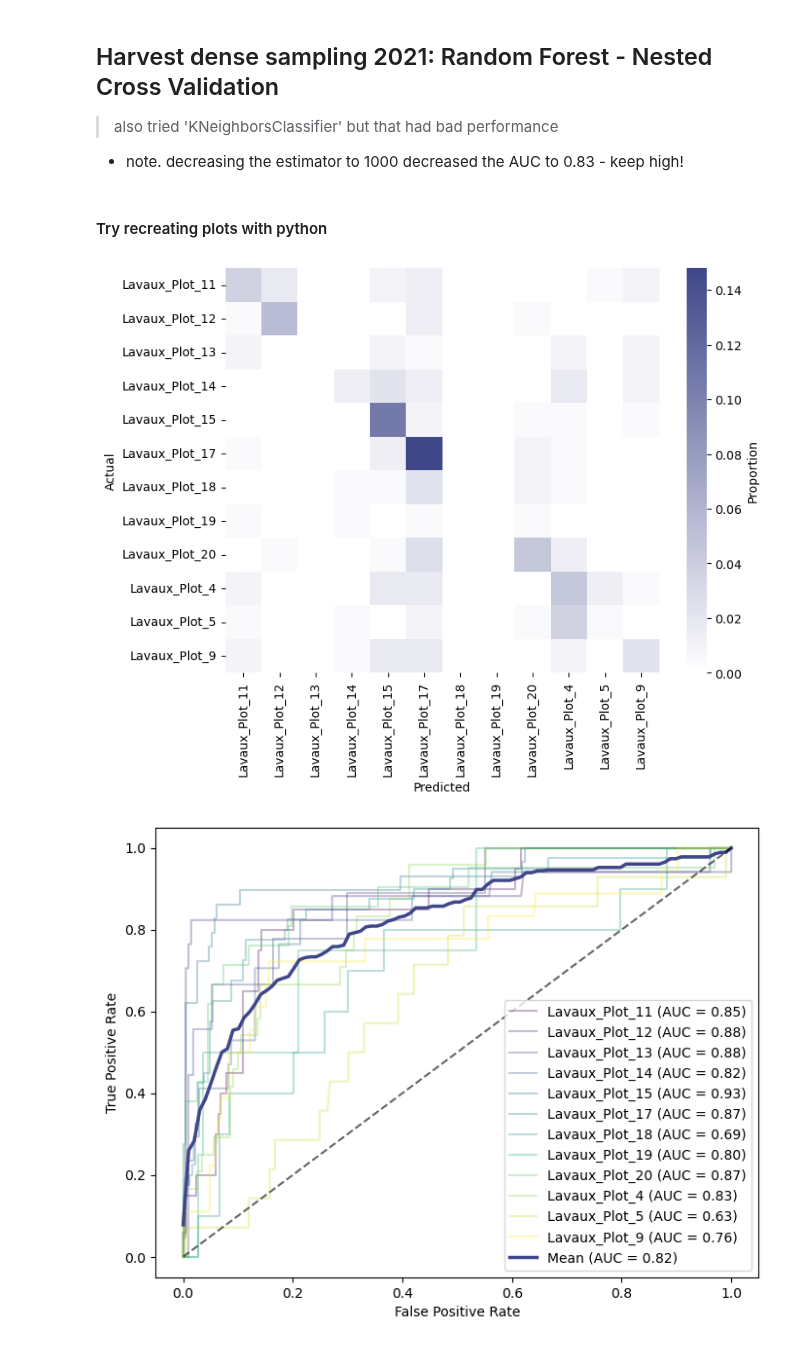
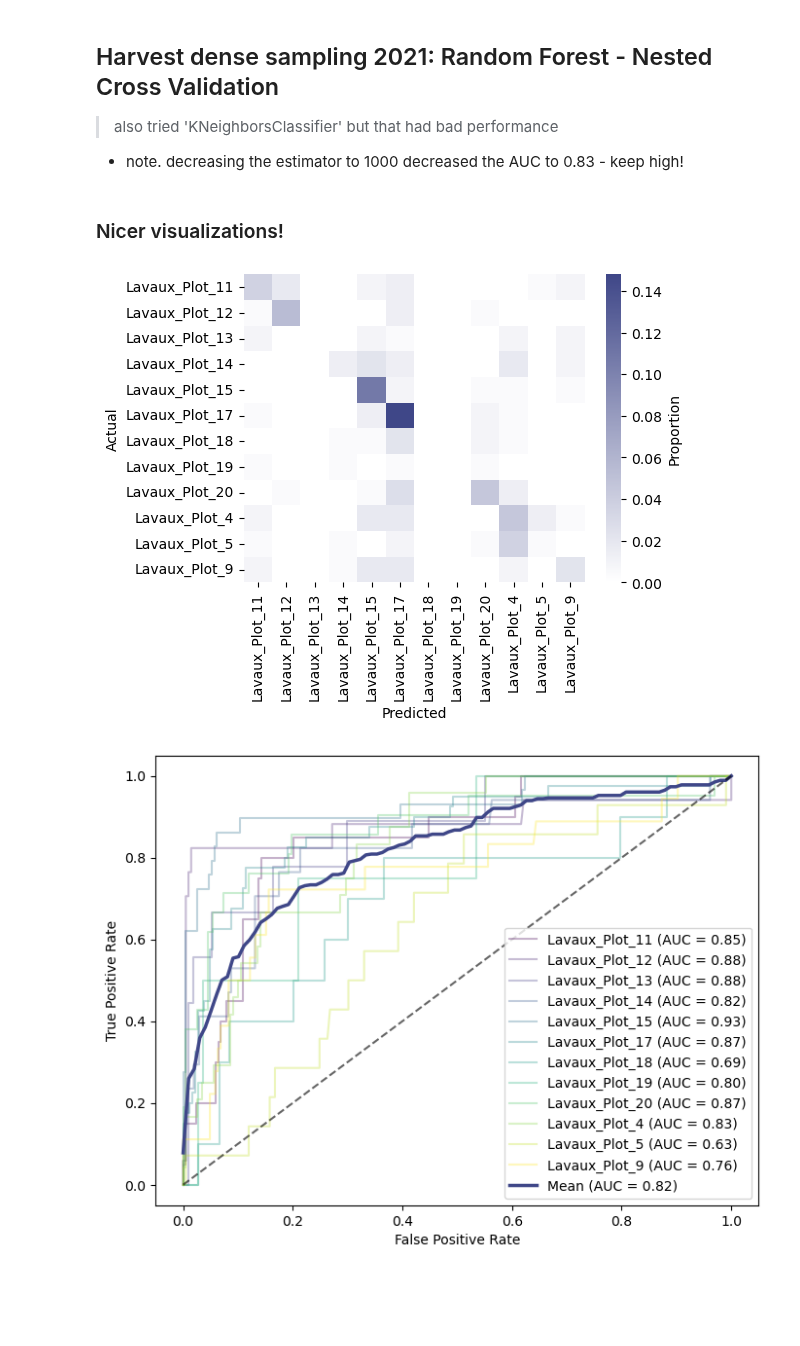
Before and after one commit to bokulich-publications/microterroir, a Jupyter notebook: Microbiome/ITS/spatio-temporal/4_fun_SpatioTemporal_Must_RandomForest.ipynb, the cells around one changed output. Cells and saved outputs as stored; diff of their text form; code cells hidden in the pictures; blank space fills up the shorter version.

```diff
--- a/Microbiome/ITS/spatio-temporal/4_fun_SpatioTemporal_Must_RandomForest.ipynb
+++ b/Microbiome/ITS/spatio-temporal/4_fun_SpatioTemporal_Must_RandomForest.ipynb
@@ -91,7 +89,7 @@ qiime sample-classifier confusion-matrix \
 # %%
 Visualization.load('must-harvest21classify-NCV-plot/ncv_confusion_matrix.qzv')
 # %% [markdown]
-#### Try recreating plots with python
+### Nicer visualizations!
 # %%
 # Load predictions and probabilities from QIIME2 artifacts
 predictions = Artifact.load("must-harvest21classify-NCV-plot/predictions.qza").view(pd.Series)
@@ -103,26 +101,26 @@ y_true = metadata.loc[predictions.index, "Plot_ID"]  # Align indices
 # %%
 # Assuming y_true and predictions are already defined
 cm = confusion_matrix(y_true, predictions)
 labels = sorted(y_true.unique())  # Ensure correct label ordering
 
 # Normalize the confusion matrix by the total sum to get proportions
 cm_normalized = cm.astype('float') / cm.sum()
 
 # Define custom colormap from light blue (not white) to deep blue
 colors = ["#FFFFFF", "#3F4788FF"]
 custom_cmap = mcolors.LinearSegmentedColormap.from_list("custom", colors, N=256)
 
 # Create the heatmap with normalized confusion matrix
-plt.figure(figsize=(8, 6))
+plt.figure(figsize=(5.5, 4))
 sns.heatmap(cm_normalized, annot=False, fmt=".2f", cmap=custom_cmap,
             cbar_kws={'label': 'Proportion'},  # Add colorbar label
             xticklabels=labels, yticklabels=labels)
 
 plt.xlabel("Predicted")
 plt.ylabel("Actual")
 plt.show()
 # %% [output]
-[figure, old version]
+[figure, new version]
 # %%
 # Convert categorical labels to one-hot encoding
 y_true_bin = label_binarize(y_true, classes=labels)
```
Also changed, not shown: parts of 5 cells of this notebook.
